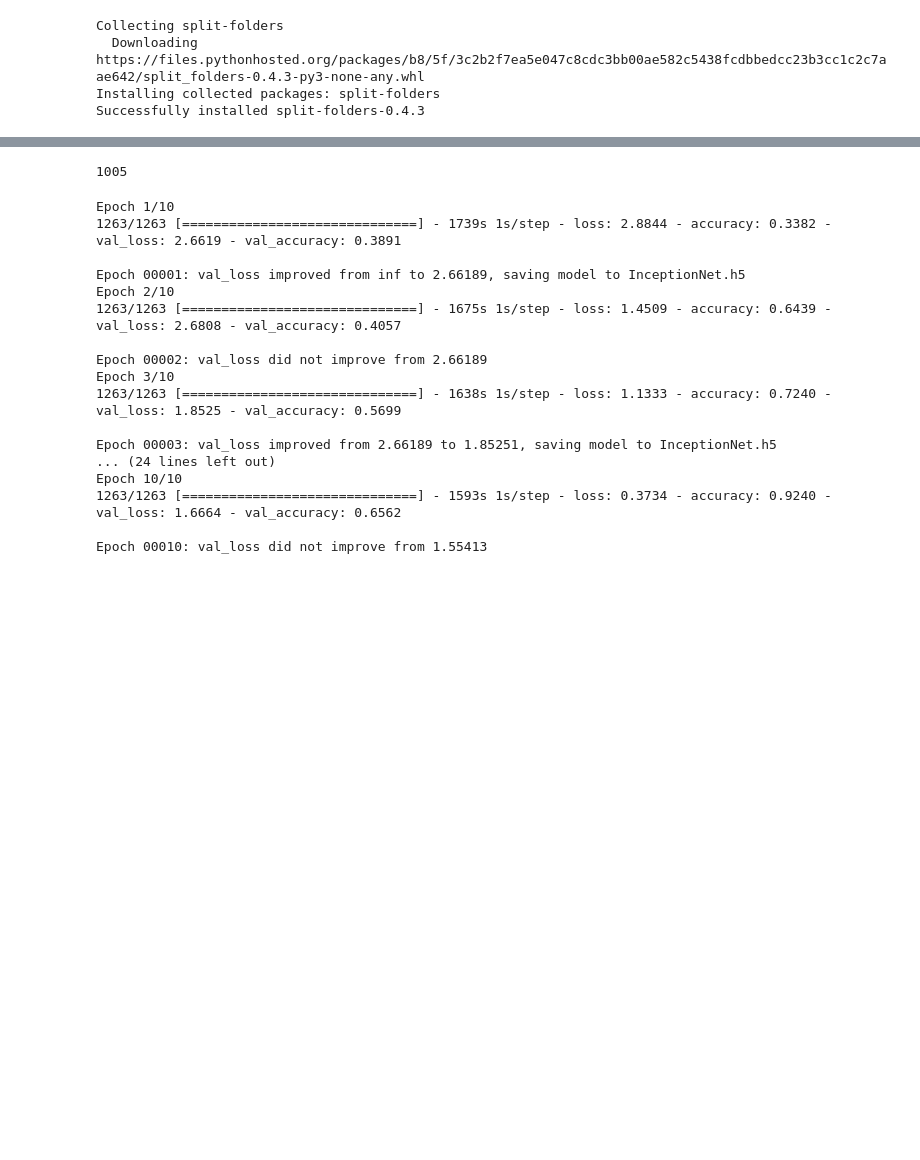
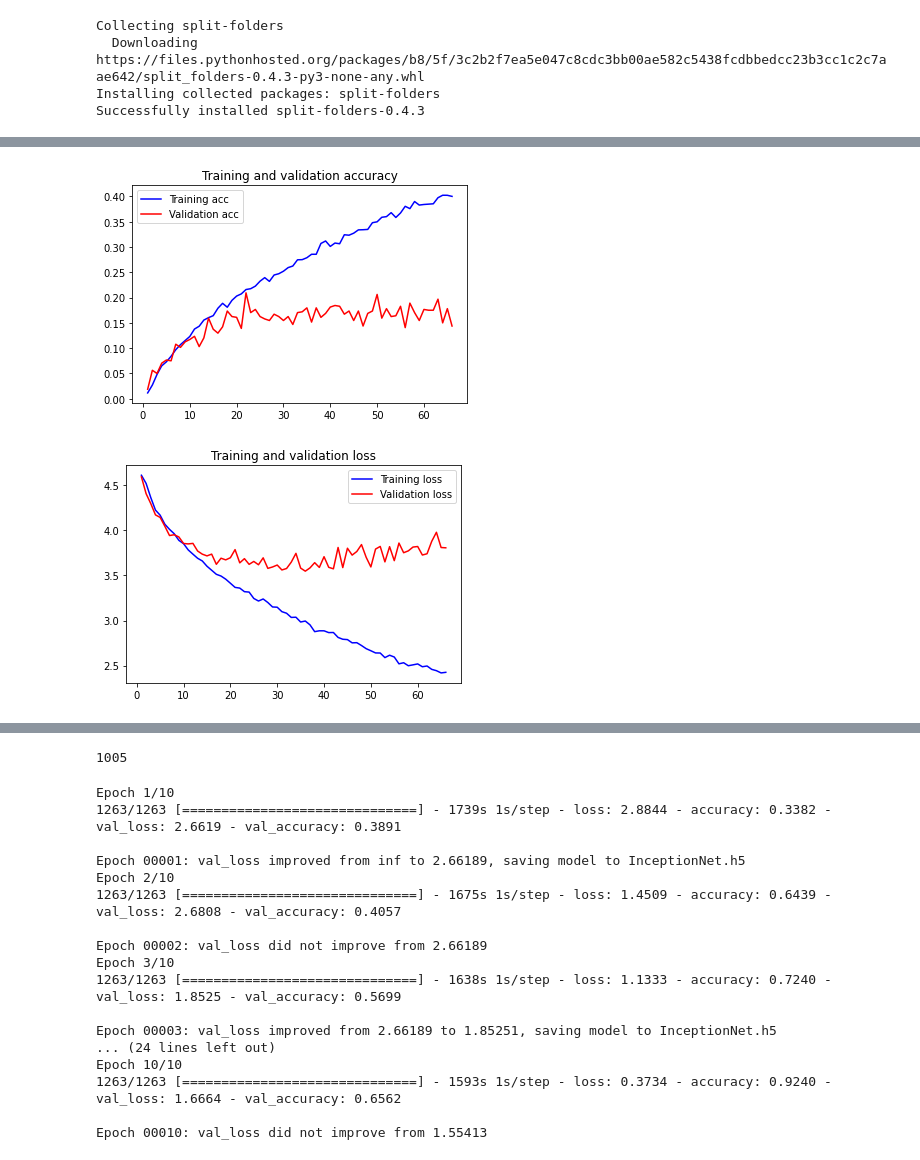
Before and after one commit to DomingosLemos/Deploy-cnn-test, a Jupyter notebook: Copy_of_DLNN_v01.ipynb, the cells around one changed output, grey strips where cells are left out. Saved outputs shown, nothing was run; the diff lists cells and outputs as text; code cells hidden in the pictures; blank space fills up the shorter version.

```diff
--- a/Copy_of_DLNN_v01.ipynb
+++ b/Copy_of_DLNN_v01.ipynb
@@ -165,29 +217,27 @@ X_train, y_train = train_generator.next()
 #Input Layer
 baseline_model = Sequential()
 
-baseline_model.add(Conv2D(filters=128, kernel_size=(3, 3), activation='relu', padding='valid', input_shape=X_train.shape[1:]))
+baseline_model.add(Conv2D(filters=64, kernel_size=(3, 3), activation='relu', padding='valid', input_shape=X_train.shape[1:]))
 baseline_model.add(MaxPooling2D(pool_size=(2, 2), strides=(2,2)))
 
-baseline_model.add(Conv2D(filters=256, kernel_size=(3, 3), activation='relu', padding='valid'))
+baseline_model.add(Conv2D(filters=64, kernel_size=(3, 3), activation='relu', padding='valid'))
+baseline_model.add(MaxPooling2D(pool_size=(2, 2), strides=(2,2)))
+
+'''
+baseline_model.add(Conv2D(filters=512, kernel_size=(3, 3), activation='relu', padding='valid'))
 baseline_model.add(MaxPooling2D(pool_size=(2, 2), strides=(2,2)))
 
 
 baseline_model.add(Conv2D(filters=512, kernel_size=(3, 3), activation='relu', padding='valid'))
 baseline_model.add(MaxPooling2D(pool_size=(2, 2), strides=(2,2)))
-
-
-baseline_model.add(Conv2D(filters=1024, kernel_size=(3, 3), activation='relu', padding='valid'))
-baseline_model.add(MaxPooling2D(pool_size=(2, 2), strides=(2,2)))
-
+'''
 
 # MLP - input layer:
 baseline_model.add(Flatten())
 # MLP - hidden layer:
-baseline_model.add(Dense(4096, activation='relu',kernel_constraint=maxnorm(3)))
-baseline_model.add(Dropout(0.2))
-baseline_model.add(Dense(4096, activation='relu',kernel_constraint=maxnorm(3)))
-baseline_model.add(Dropout(0.2))
-baseline_model.add(Dense(2048, activation='relu',kernel_constraint=maxnorm(3)))
+##baseline_model.add(Dense(4096, activation='relu',kernel_constraint=maxnorm(3)))
+##baseline_model.add(Dropout(0.2))
+baseline_model.add(Dense(256, activation='relu',kernel_constraint=maxnorm(3)))
 baseline_model.add(Dropout(0.2))
 
 # MLP - output layer:
@@ -216,5 +269,5 @@ _________________________________________________________________
 # %%
-opt = Adam(lr=0.001)
+opt = optimizers.Adam(lr=0.001)
 
 baseline_model.compile(loss='categorical_crossentropy',
               optimizer=opt,
@@ -254,0 +307,6 @@ Epoch 86/100
+# %%
+#Plotting training results
+plot_results(history_baseline_model)
+# %% [output]
+[figure, added]
+[figure, added]
```
Also changed, not shown: parts of 50 cells of this notebook.
